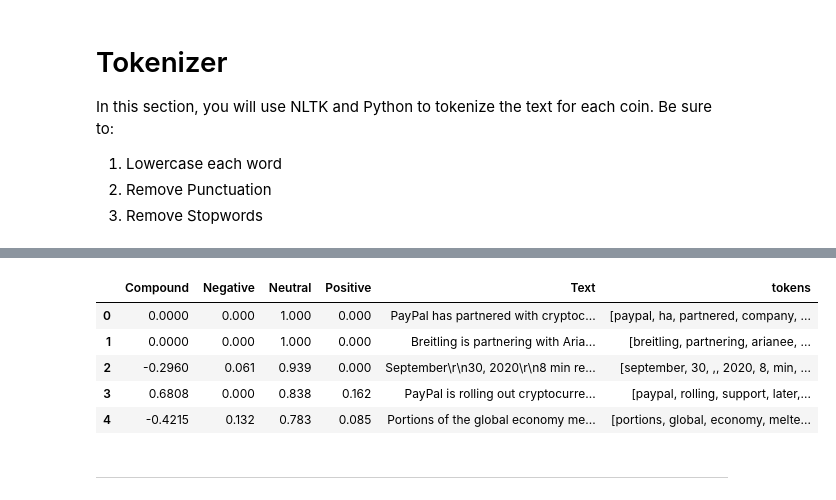
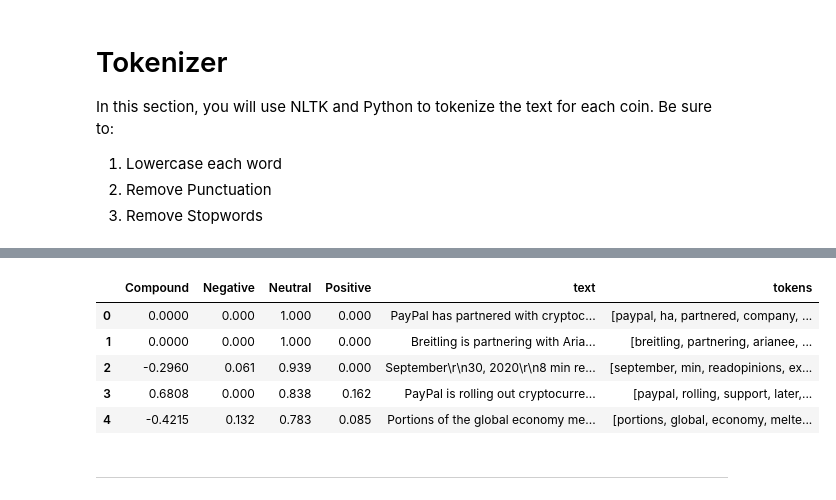
Before and after one commit to laguilar359/NLP-Homework, a Jupyter notebook: Solved_Code/crypto_sentiment-WorkingCopy2.ipynb, the cells around one changed output, grey strips where cells are left out. Drawn from its saved outputs; the diff is of its cells as text; code cells hidden in the pictures.

```diff
--- a/Solved_Code/crypto_sentiment-WorkingCopy2.ipynb
+++ b/Solved_Code/crypto_sentiment-WorkingCopy2.ipynb
@@ -85,7 +85,7 @@ for article in btc_articles["articles"]:
         neg = sentiment["neg"]
 
         btc_sentiments.append({
-            "Text": text,
+            "text": text,
             "Date": date,
             "Compound": compound,
             "Positive": pos,
@@ -101,7 +101,7 @@ for article in btc_articles["articles"]:
 btc_df = pd.DataFrame(btc_sentiments)
 
 # Reorder DataFrame columns
-cols = ["Compound", "Negative", "Neutral", "Positive", "Text"]
+cols = ["Compound", "Negative", "Neutral", "Positive", "text"]
 btc_df = btc_df[cols]
 
 btc_df.head()
@@ -128,7 +128,7 @@ for article in eth_articles["articles"]:
         neg = sentiment["neg"]
 
         eth_sentiments.append({
-            "Text": text,
+            "text": text,
             "Date": date,
             "Compound": compound,
             "Positive": pos,
@@ -144,7 +144,7 @@ for article in eth_articles["articles"]:
 eth_df = pd.DataFrame(eth_sentiments)
 
 # Reorder DataFrame columns
-cols = ["Compound", "Negative", "Neutral", "Positive", "Text"]
+cols = ["Compound", "Negative", "Neutral", "Positive", "text"]
 eth_df = eth_df[cols]
 
 eth_df.head()
@@ -218,8 +218,12 @@ lemmatizer = WordNetLemmatizer()
 def tokenizer(text):
     """Tokenizes text."""
 
+    # Remove punctuations
+    regex = re.compile("[^a-zA-Z ]")
+    re_clean = regex.sub('', text)
+
     # Create a list of the words
-    words = word_tokenize(text)
+    words = word_tokenize(re_clean)
 
     # Remove the stop words
     sw = set(stopwords.words('english'))
@@ -244,13 +248,13 @@ btc_df.head()
 | 4 | 0.2732 | 0.071 | 0.831 | 0.098 | Cryptocurrencies like bitcoin are... | [cryptocurrencies, like, bitcoin,... |
 # %%
 # Create a new tokens column for ethereum
-eth_df["tokens"] = eth_df["Text"].apply(tokenizer)
+eth_df["tokens"] = eth_df["text"].apply(tokenizer)
 eth_df.head()
 # %% [output]
-|  | Compound | Negative | Neutral | Positive | Text | tokens |
+|  | Compound | Negative | Neutral | Positive | text | tokens |
 | 0 | 0.0000 | 0.000 | 1.000 | 0.000 | PayPal has partnered with cryptoc... | [paypal, ha, partnered, company, ... |
 | 1 | 0.0000 | 0.000 | 1.000 | 0.000 | Breitling is partnering with Aria... | [breitling, partnering, arianee, ... |
-| 2 | -0.2960 | 0.061 | 0.939 | 0.000 | September\r\n30, 2020\r\n8 min re... | [september, 30, ,, 2020, 8, min, ... |
+| 2 | -0.2960 | 0.061 | 0.939 | 0.000 | September\r\n30, 2020\r\n8 min re... | [september, min, readopinions, ex... |
 | 3 | 0.6808 | 0.000 | 0.838 | 0.162 | PayPal is rolling out cryptocurre... | [paypal, rolling, support, later,... |
 | 4 | -0.4215 | 0.132 | 0.783 | 0.085 | Portions of the global economy me... | [portions, global, economy, melte... |
 # %% [markdown]
```
Also changed, not shown: parts of 14 cells of this notebook.
